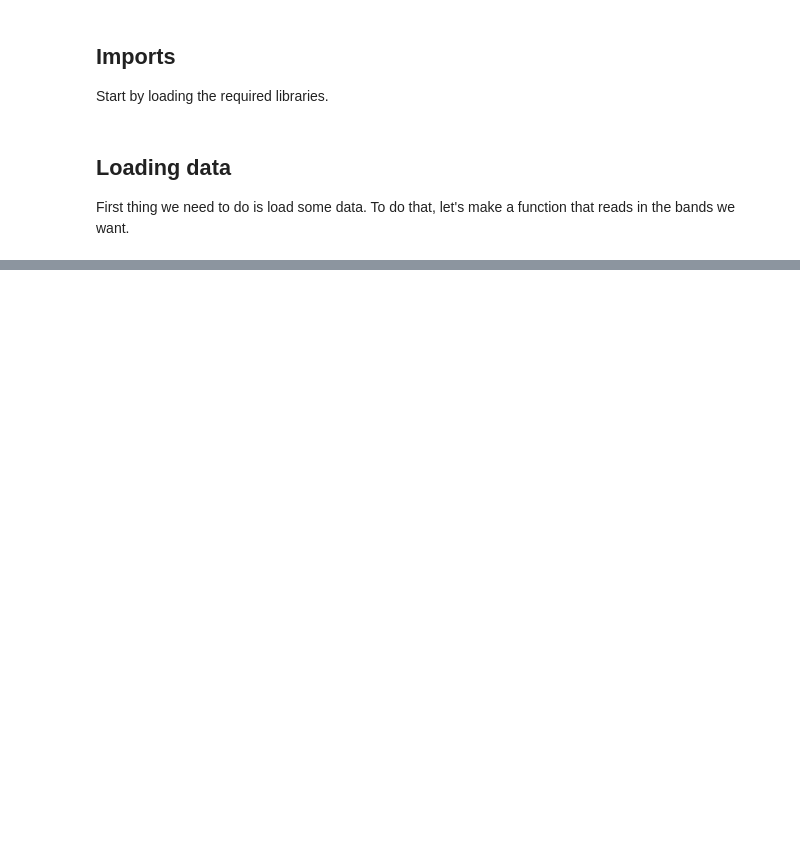
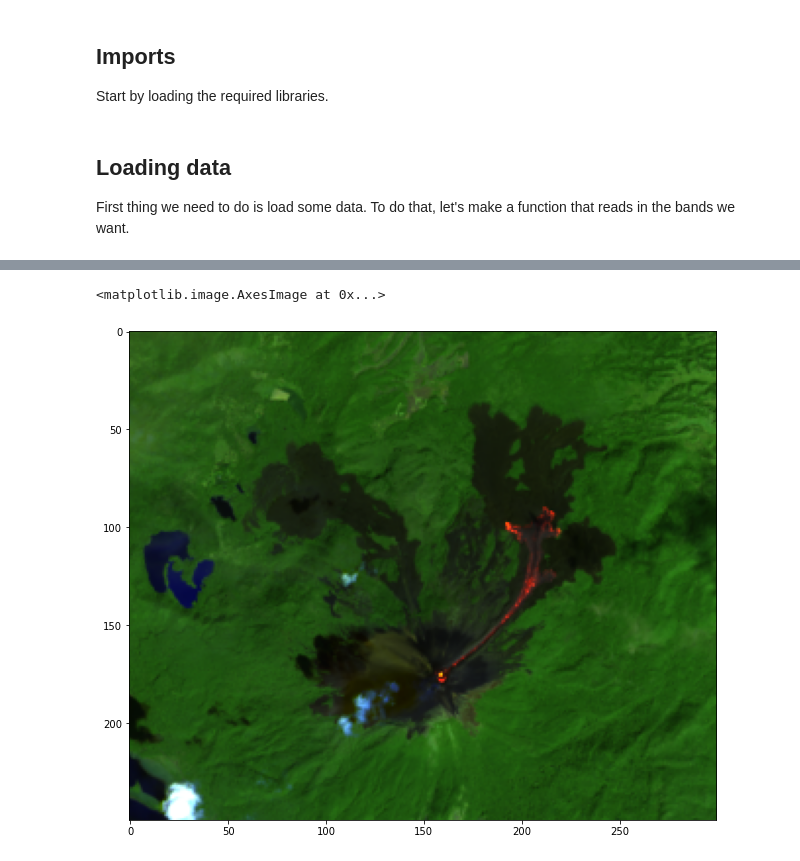
Before and after one commit to leouieda/remote-sensing, a Jupyter notebook: practicals/practical4.ipynb, the cells around one changed output, grey strips where cells are left out. Drawn from its saved outputs; the diff is of its cells as text; code cells hidden in the pictures; blank space fills up the shorter version.

```diff
--- a/practicals/practical4.ipynb
+++ b/practicals/practical4.ipynb
@@ -167,0 +123,10 @@ plt.colorbar()
+# %%
+scene["cir"] = make_composite(scene, red="nir", green="red", blue="green", in_range=(0, 0.6))
+# %%
+scene["cir"] = make_composite(scene, red="swir2", green="swir1", blue="red", in_range=(0, 0.5))
+# %%
+plt.figure(figsize=(14, 9))
+plt.imshow(scene["cir"])
+# %% [output]
+<matplotlib.image.AxesImage at 0x...>
+[figure, added]
```
Also changed, not shown: parts of 36 cells of this notebook.
